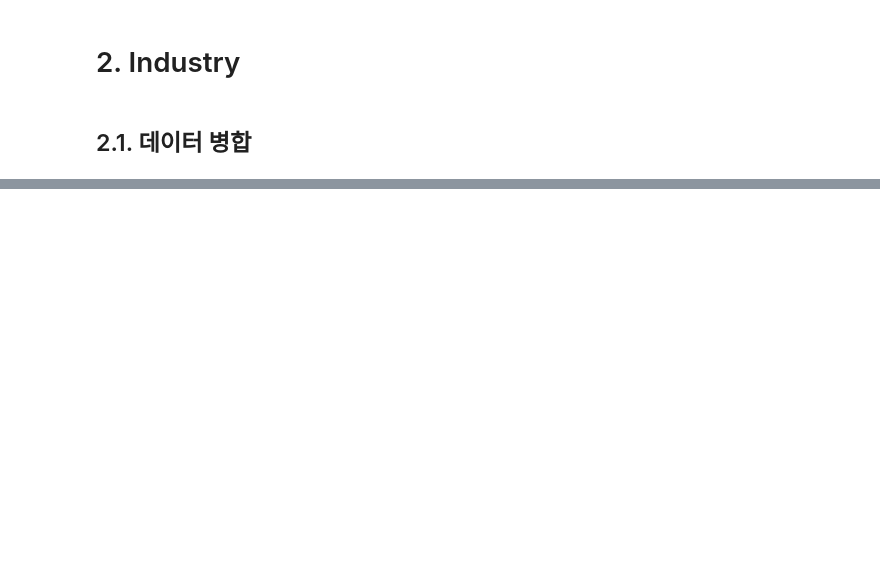
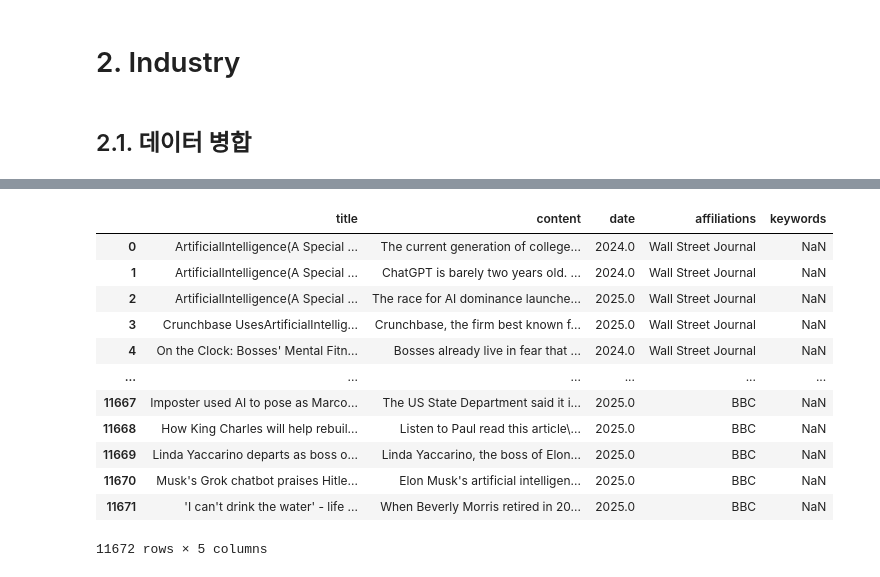
Before and after one commit to choi-ce3l/Journal, a Jupyter notebook: 데이터 병합.ipynb, the cells around one changed output, grey strips where cells are left out. Drawn from its saved outputs; the diff is of its cells as text; code cells hidden in the pictures; blank space fills up the shorter version.

```diff
--- a/데이터 병합.ipynb
+++ b/데이터 병합.ipynb
@@ -222,3 +310,11 @@ Name: count, dtype: int64
 # 2. Industry
 # %% [markdown]
 ## 2.1. 데이터 병합
+# %%
+import pandas as pd
+
+df=pd.read_csv('Data/Industry/05_industry_2023_2025.csv')
+news=pd.read_csv('Data/Industry/nyt.csv')
+
+print(df.info())
+print(news.info())
@@ -224,0 +339,16 @@ Name: count, dtype: int64
+# %%
+df
+# %% [output]
+|  | title | content | date | affiliations | keywords |
+| 0 | ArtificialIntelligence(A Special ... | The current generation of college... | 2024.0 | Wall Street Journal | NaN |
+| 1 | ArtificialIntelligence(A Special ... | ChatGPT is barely two years old. ... | 2024.0 | Wall Street Journal | NaN |
+| 2 | ArtificialIntelligence(A Special ... | The race for AI dominance launche... | 2025.0 | Wall Street Journal | NaN |
+| 3 | Crunchbase UsesArtificialIntellig... | Crunchbase, the firm best known f... | 2025.0 | Wall Street Journal | NaN |
+| 4 | On the Clock: Bosses' Mental Fitn... | Bosses already live in fear that ... | 2024.0 | Wall Street Journal | NaN |
+| ... | ... | ... | ... | ... | ... |
+| 11667 | Imposter used AI to pose as Marco... | The US State Department said it i... | 2025.0 | BBC | NaN |
+| 11668 | How King Charles will help rebuil... | Listen to Paul read this article\... | 2025.0 | BBC | NaN |
+| 11669 | Linda Yaccarino departs as boss o... | Linda Yaccarino, the boss of Elon... | 2025.0 | BBC | NaN |
+| 11670 | Musk's Grok chatbot praises Hitle... | Elon Musk's artificial intelligen... | 2025.0 | BBC | NaN |
+| 11671 | 'I can't drink the water' - life ... | When Beverly Morris retired in 20... | 2025.0 | BBC | NaN |
+11672 rows × 5 columns
```
Also changed, not shown: parts of 25 cells of this notebook.
